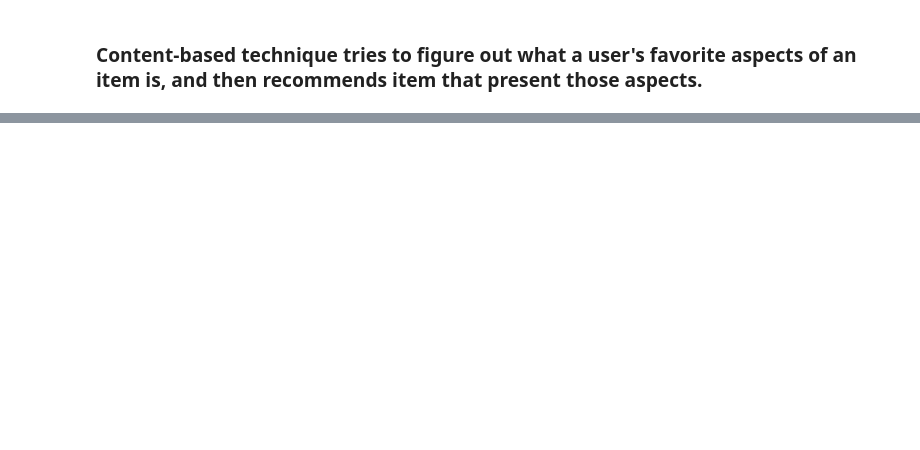
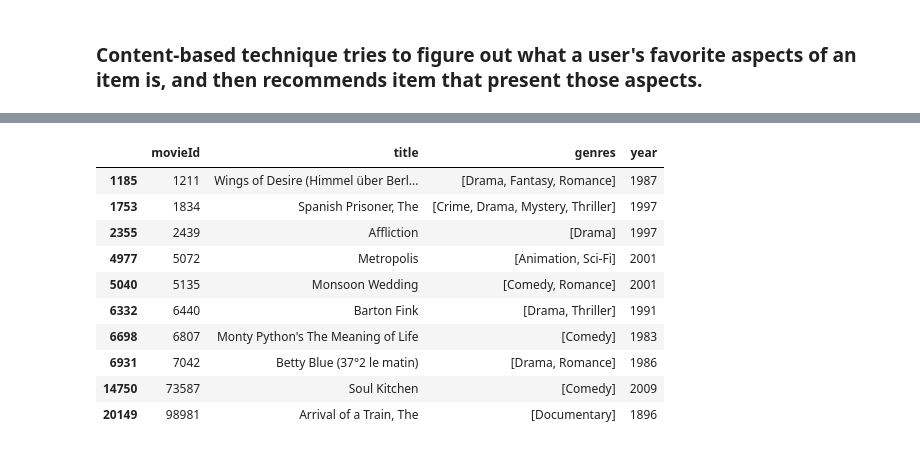
Before and after one commit to MirekMuras/Python-for-Data-Science-and-AI, a Jupyter notebook: Recommendation System .ipynb, the cells around one changed output, grey strips where cells are left out. Saved outputs shown, nothing was run; the diff lists cells and outputs as text; code cells hidden in the pictures; blank space fills up the shorter version.

```diff
--- a/Recommendation System .ipynb
+++ b/Recommendation System .ipynb
@@ -381,0 +624,4 @@ movies_df.loc[movies_df['movieId'].isin(recommendationTable_df.head(20).keys())]
+# %%
+#Multiplies the similarity by the user's ratings
+topUsersRating['weightedRating'] = topUsersRating['similarityIndex']*topUsersRating['rating']
+topUsersRating.head()
@@ -381,0 +635,5 @@ movies_df.loc[movies_df['movieId'].isin(recommendationTable_df.head(20).keys())]
+# %%
+#Applies a sum to the topUsers after grouping it up by userId
+tempTopUsersRating = topUsersRating.groupby('movieId').sum()[['similarityIndex','weightedRating']]
+tempTopUsersRating.columns = ['sum_similarityIndex','sum_weightedRating']
+tempTopUsersRating.head()
@@ -381,0 +648,7 @@ movies_df.loc[movies_df['movieId'].isin(recommendationTable_df.head(20).keys())]
+# %%
+#Creates an empty dataframe
+recommendation_df = pd.DataFrame()
+#the weighted average
+recommendation_df['weighted average recommendation score'] = tempTopUsersRating['sum_weightedRating']/tempTopUsersRating['sum_similarityIndex']
+recommendation_df['movieId'] = tempTopUsersRating.index
+recommendation_df.head()
@@ -381,0 +663,4 @@ movies_df.loc[movies_df['movieId'].isin(recommendationTable_df.head(20).keys())]
+# %%
+#Sort it and see the top 10 movies recommended
+recommendation_df = recommendation_df.sort_values(by='weighted average recommendation score', ascending=False)
+recommendation_df.head(10)
@@ -381,0 +680,14 @@ movies_df.loc[movies_df['movieId'].isin(recommendationTable_df.head(20).keys())]
+# %%
+movies_df.loc[movies_df['movieId'].isin(recommendation_df.head(10)['movieId'].tolist())]
+# %% [output]
+|  | movieId | title | genres | year |
+| 1185 | 1211 | Wings of Desire (Himmel über Berl... | [Drama, Fantasy, Romance] | 1987 |
+| 1753 | 1834 | Spanish Prisoner, The | [Crime, Drama, Mystery, Thriller] | 1997 |
+| 2355 | 2439 | Affliction | [Drama] | 1997 |
+| 4977 | 5072 | Metropolis | [Animation, Sci-Fi] | 2001 |
+| 5040 | 5135 | Monsoon Wedding | [Comedy, Romance] | 2001 |
+| 6332 | 6440 | Barton Fink | [Drama, Thriller] | 1991 |
+| 6698 | 6807 | Monty Python's The Meaning of Life | [Comedy] | 1983 |
+| 6931 | 7042 | Betty Blue (37°2 le matin) | [Drama, Romance] | 1986 |
+| 14750 | 73587 | Soul Kitchen | [Comedy] | 2009 |
+| 20149 | 98981 | Arrival of a Train, The | [Documentary] | 1896 |
```
Also changed, not shown: parts of 26 cells of this notebook.
